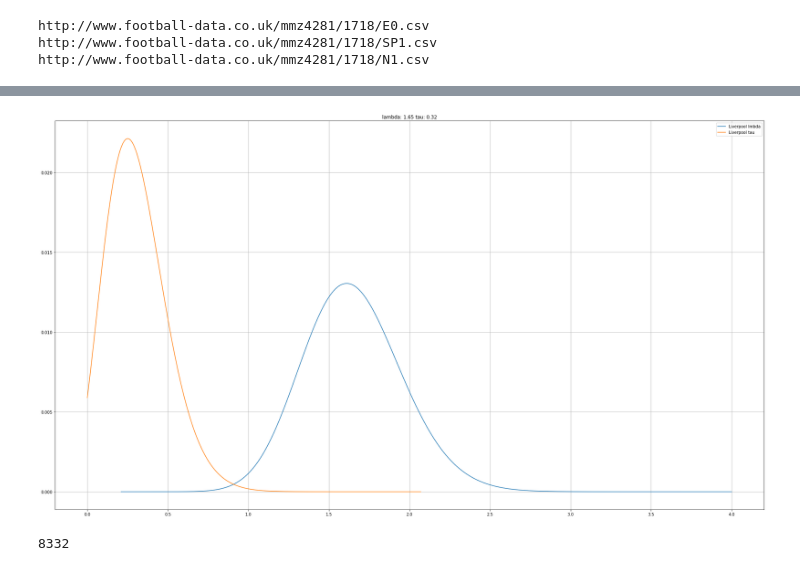
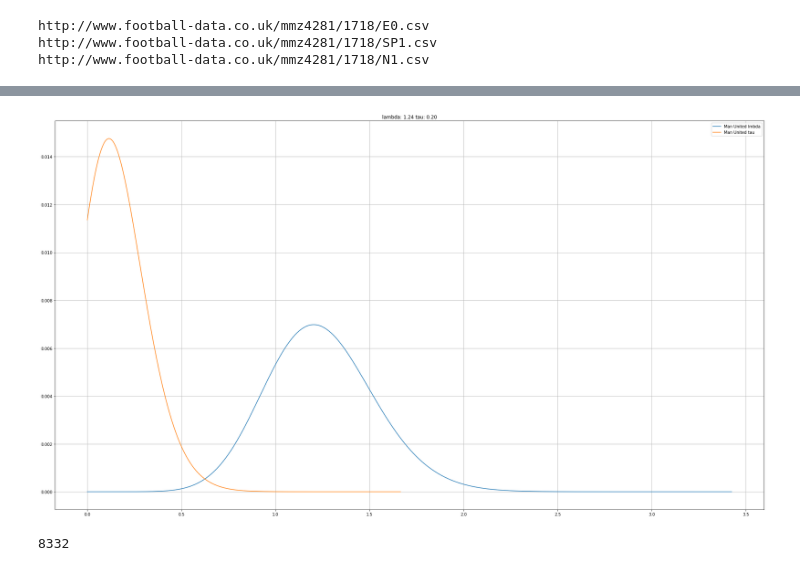
Before and after one commit to tchnvkng/python_notebooks, a Jupyter notebook: premier_league/pl.ipynb, the cells around one changed output, grey strips where cells are left out. Drawn from its saved outputs; the diff is of its cells as text; code cells hidden in the pictures.

```diff
--- a/premier_league/pl.ipynb
+++ b/premier_league/pl.ipynb
@@ -95,7 +95,7 @@ plt.hist(utd.place_scenarios,50);
 # %%
-pool.plt()
+utd.plt()
 # %% [output]
-[figure, old version]
+[figure, new version]
 # %%
 (utd.place_scenarios>=5).sum()
 # %% [output]
```
Also changed, not shown: parts of 7 cells of this notebook, 1 other file.
